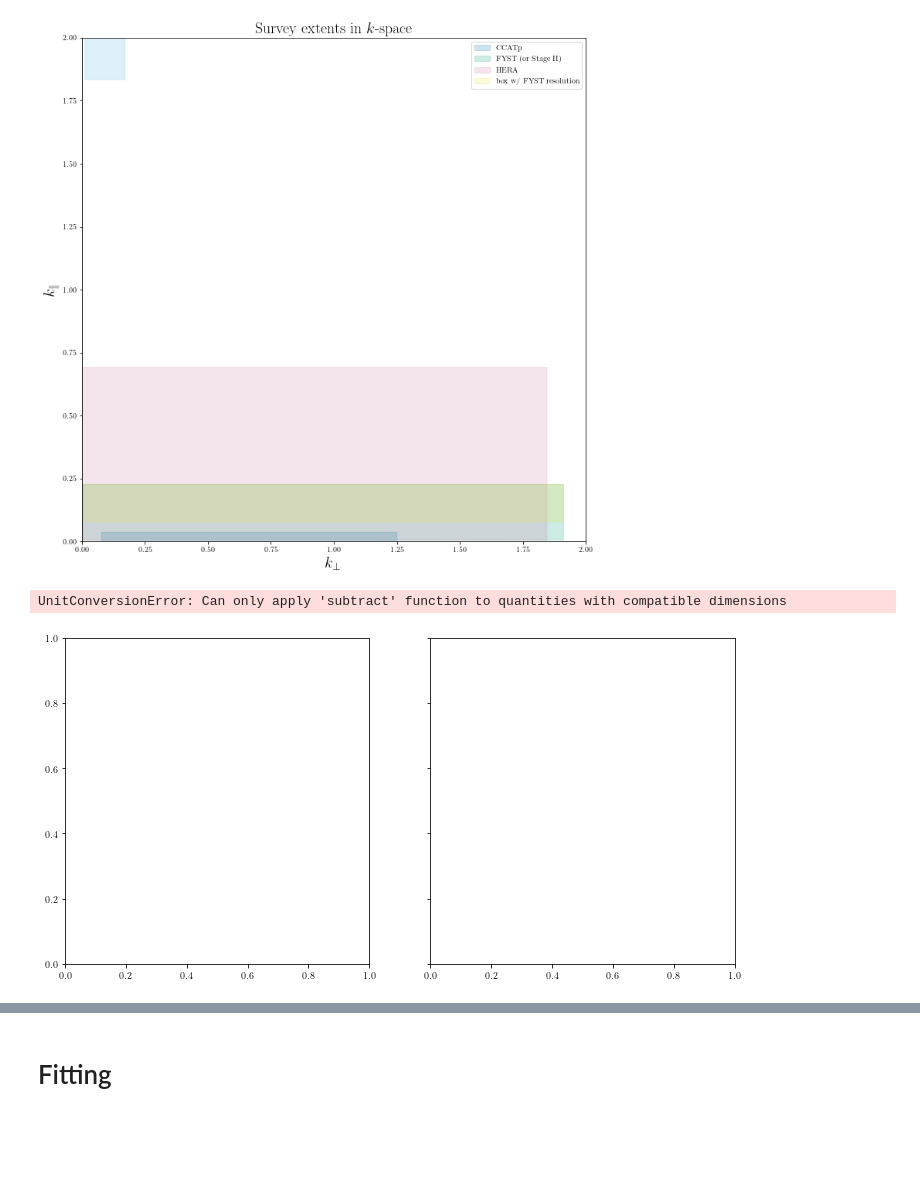
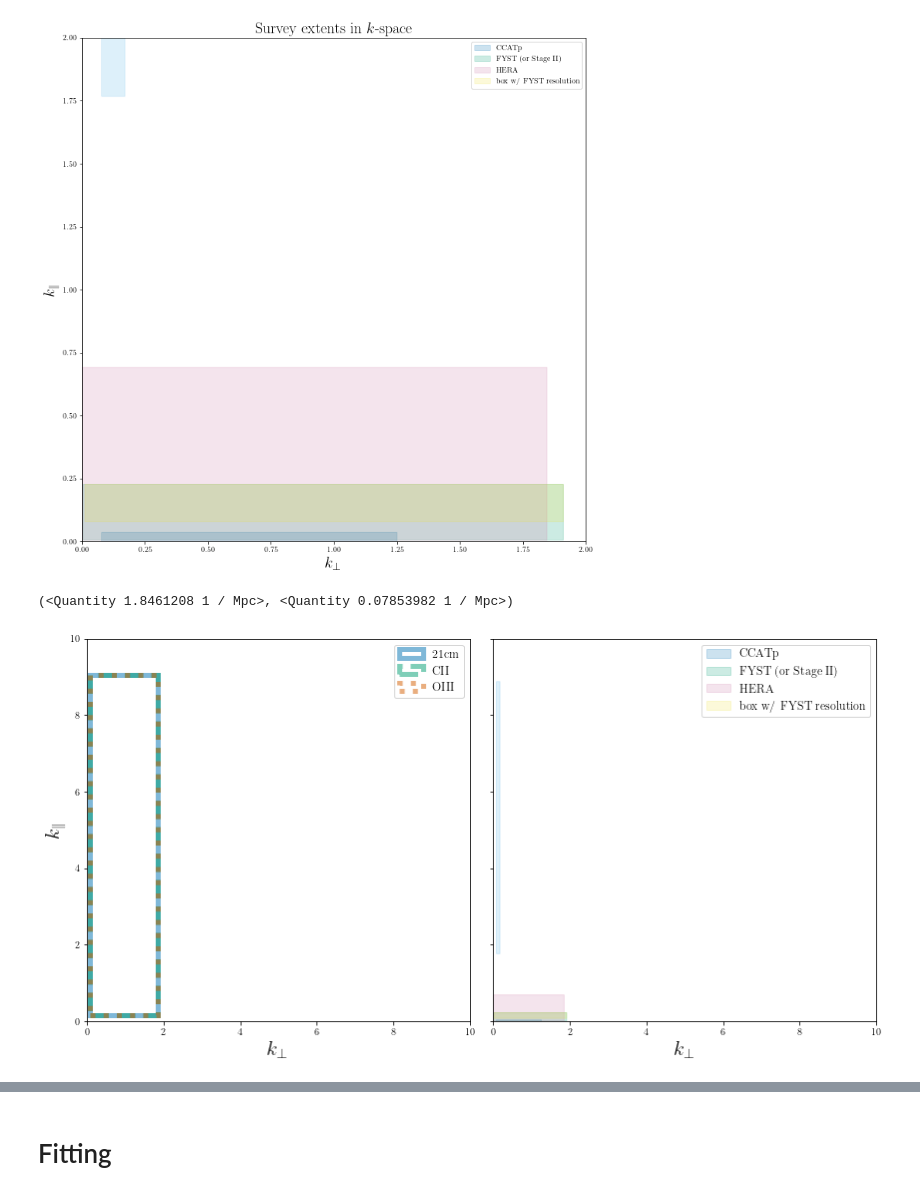
Before and after one commit to lisaleemcb/deprism, a Jupyter notebook: generate_spectra.ipynb, the cells around one changed output, grey strips where cells are left out. Cells and saved outputs as stored; diff of their text form; code cells hidden in the pictures; blank space fills up the shorter version.

```diff
--- a/generate_spectra.ipynb
+++ b/generate_spectra.ipynb
@@ -1021,9 +1021,9 @@ L_para_CII = calc_L_para(redshift, nu_CII, B_CII)
 L_perp_OIII = calc_L_perp(redshift, Omega_surv_OIII)
 L_para_OIII = calc_L_para(redshift, nu_OIII, B_OIII)
 # %%
-k_perp_min_21cm = 2 * (2 * np.pi)**2 / L_perp_21cm**2
-k_perp_min_CII =  2 * (2 * np.pi)**2 / L_perp_CII**2
-k_perp_min_OIII = 2 * (2 * np.pi)**2 / L_perp_OIII**2
+k_perp_min_21cm = (2 * np.pi) / L_perp_21cm
+k_perp_min_CII =  (2 * np.pi) / L_perp_CII
+k_perp_min_OIII = (2 * np.pi) / L_perp_OIII
 
 k_para_min_21cm = (2 * np.pi) / L_para_21cm
 k_para_min_CII = (2 * np.pi) / L_para_CII
@@ -1615,6 +1615,10 @@ title = ax.set_title('Survey extents in $k$-space', fontsize=20)
 leg = ax.legend(['CCATp', 'FYST (or Stage II)', 'HERA', 'box w/ FYST resolution'])
 # %% [output]
 [figure]
+# %%
+k_perp_max_CII, k_perp_min_CII
+# %% [output]
+(<Quantity 1.8461208 1 / Mpc>, <Quantity 0.07853982 1 / Mpc>)
 # %%
 fig, ax = plt.subplots(1,2, figsize=(12, 6), sharey=True)
 
@@ -1622,8 +1626,8 @@ import matplotlib.patches as patches
 
 # Create a Rectangle patch
 rect_21cm = patches.Rectangle((k_perp_min_21cm.value, k_para_min_21cm.value),
-                                (k_perp_max_21cm.value - k_perp_min_21cm.value,
-                                (k_para_max_21cm.value - k_para_min_21cm.value,
+                                (k_perp_max_21cm.value - k_perp_min_21cm.value),
+                                (k_para_max_21cm.value - k_para_min_21cm.value),
                               linewidth=5, edgecolor=colors[0], facecolor='none',
                              alpha=.5)
 
@@ -1677,34 +1681,33 @@ k_para_max_HERA = 1 / sigma_para_HERA
 
 plot_box(ax[1], k_perp_min_CCATp.value, k_perp_max_CCATp.value,
                              k_para_min_CCATp.value, k_para_max_CCATp.value, colors[0])
 plot_box(ax[1], k_perp_min_StageII.value, k_perp_max_StageII.value,
                              k_para_min_StageII.value, k_para_max_StageII.value, colors[1])
 #plot_box(ax, k_perp_min_box.value, k_perp_max_box.value, k_para_min_box.value,
 #                             k_para_max_box.value, colors[2])
 plot_box(ax[1], k_perp_min_HERA.value, k_perp_max_HERA.value,
                              k_para_min_HERA.value, k_para_max_HERA.value, colors[3])
 plot_box(ax[1], k_perp_min_box.value, k_perp_max_StageII.value, k_para_min_box.value,
                      k_para_max_StageII.value, colors[4])
 
 plot_box(ax[1], k_perp_min_OIII.value, k_para_min_OIII.value,
                                 (k_perp_max_OIII - k_perp_min_OIII).value,
                                 (k_para_max_OIII - k_para_min_OIII).value, colors[5])
 
 
 
 setup = ax[1].set(xlim=(0, 10), ylim=(0, 10), aspect=1)
 x_l = ax[1].set_xlabel(r'$k_{\perp}$', fontsize=20)
 x_l = ax[0].set_xlabel(r'$k_{\perp}$', fontsize=20)
 y_l = ax[0].set_ylabel(r'$k_{\parallel}$', fontsize=20)
 
 #title = ax.set_title('Survey extents in $k$-space', fontsize=20)
 leg = ax[1].legend(['CCATp', 'FYST (or Stage II)', 'HERA', 'box w/ FYST resolution'], fontsize=12)
 
 fig.tight_layout()
 
 fig.savefig('survey_limits.pdf')
 # %% [output]
-UnitConversionError: Can only apply 'subtract' function to quantities with compatible dimensions
-[figure, old version]
+[figure, new version]
 # %%
 np.sqrt(k_perp_max_21cm**2 + k_perp_max_21cm**2), k_para_max_21cm
```
Also changed, not shown: parts of 61 cells of this notebook, 2 other files.
